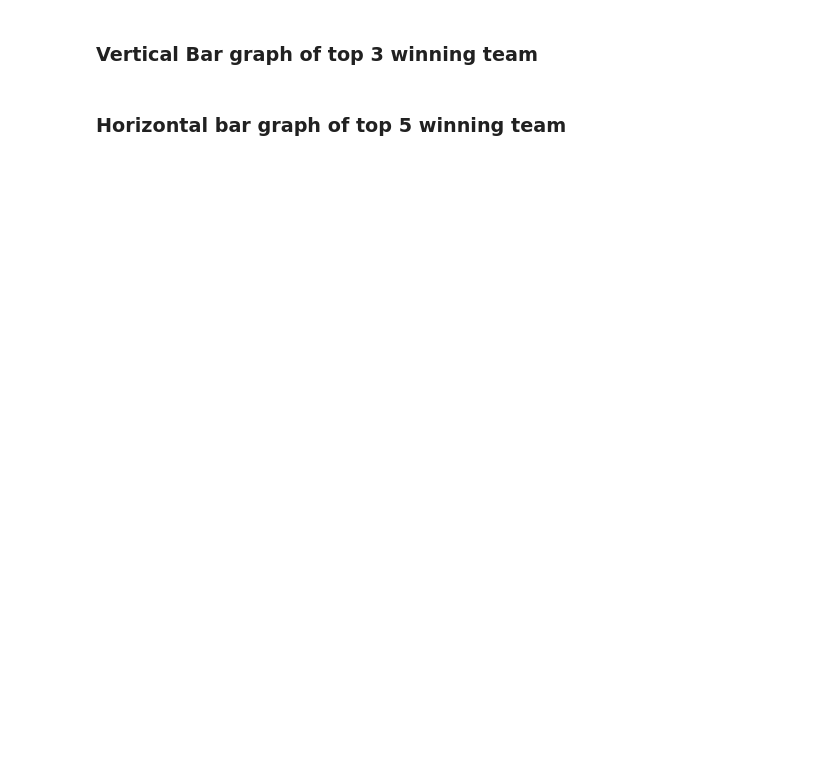
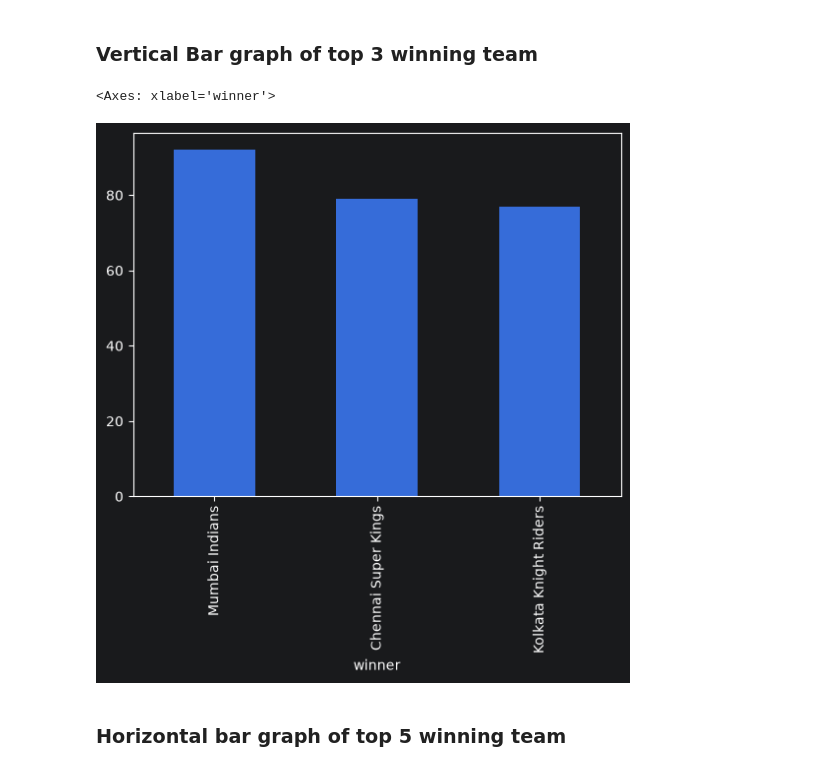
Before and after one commit to Zafar-Ashfak/Pandas, a Jupyter notebook: plotting.ipynb, the cells around one changed output. Cells and saved outputs as stored; diff of their text form; code cells hidden in the pictures; blank space fills up the shorter version.

```diff
--- a/plotting.ipynb
+++ b/plotting.ipynb
@@ -5,4 +14,9 @@
 # %% [markdown]
 ### Vertical Bar graph of top 3 winning team
+# %%
+data['winner'].value_counts().head(3).plot(kind='bar')
+# %% [output]
+<Axes: xlabel='winner'>
+[figure, added]
 # %% [markdown]
 ### Horizontal bar graph of top 5 winning team
```
Also changed, not shown: parts of 6 cells of this notebook, 1 other file.
